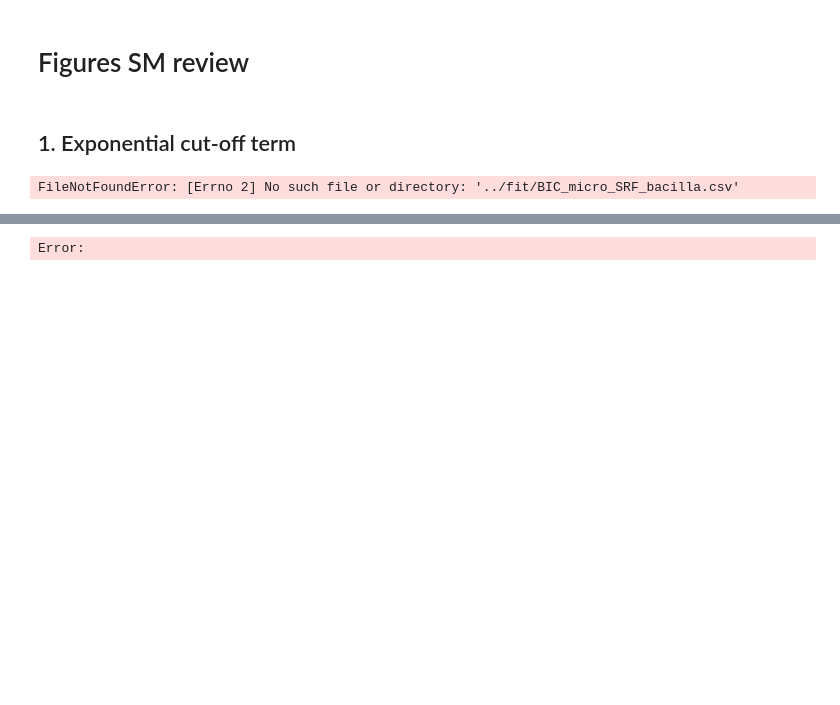
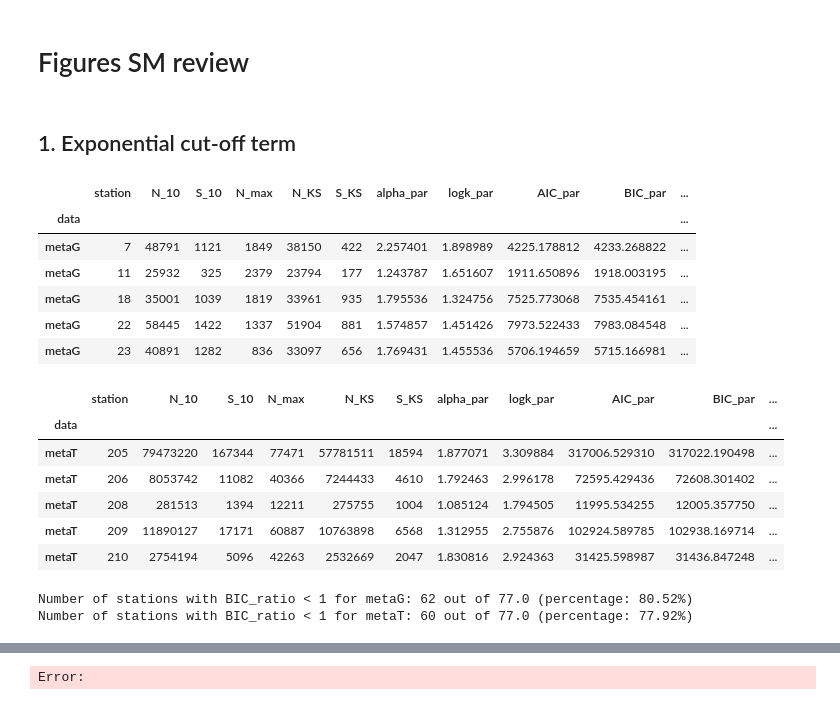
Before and after one commit to epigani/diatom-metaG-metaT-scaling, a Jupyter notebook: analysis/FiguresSM_RPKM.ipynb, the cells around one changed output, grey strips where cells are left out. Drawn from its saved outputs; the diff is of its cells as text; code cells hidden in the pictures; blank space fills up the shorter version.

```diff
--- a/analysis/FiguresSM_RPKM.ipynb
+++ b/analysis/FiguresSM_RPKM.ipynb
@@ -1144,16 +1322,50 @@ predicted xi: 0.69±0.15
 # %%
 BIC_data = pd.read_csv('../fit/BIC_micro_SRF_bacilla.csv', index_col=0)
 BIC_data["BIC_ratio"] = BIC_data["BIC_par"] / BIC_data["BIC_exp"]
+BIC_data["BIC_diff"] = BIC_data["BIC_par"] - BIC_data["BIC_exp"]
 display(BIC_data.head())
 display(BIC_data.tail())
 
 # print how many stations have BIC_ratio < 1 (for metaG and for metaT)
 n_bic_metaG = (BIC_data.loc['metaG', 'BIC_ratio'] < 1).sum()
 n_bic_metaT = (BIC_data.loc['metaT', 'BIC_ratio'] < 1).sum()
 print(f'Number of stations with BIC_ratio < 1 for metaG: {n_bic_metaG} out of {BIC_data.shape[0]/2} (percentage: {n_bic_metaG/(BIC_data.shape[0]/2)*100:1.2f}%)')
 print(f'Number of stations with BIC_ratio < 1 for metaT: {n_bic_metaT} out of {BIC_data.shape[0]/2} (percentage: {n_bic_metaT/(BIC_data.shape[0]/2)*100:1.2f}%)')
+
+# Precompute everything needed by the next BIC plots once.
+# Re-running the plotting cells then avoids repeated .loc/.copy calls,
+# per-station metadata lookups, and point-by-point scatter calls.
+targets = ['metaG', 'metaT']
+bic_plot_cache = {}
+
+for target in targets:
+    df_target = BIC_data.loc[target].copy()
+    station_ids = df_target['station'].astype(int).to_numpy()
+    bic_plot_cache[target] = {
+        'x': np.arange(len(df_target)),
+        'stations': [str(station) for station in station_ids],
+        'colors': [return_color_station(station, metadata, palette_temp=palette_temp) for station in station_ids],
+        'ratio': df_target['BIC_ratio'].to_numpy(),
+        'diff': df_target['BIC_diff'].to_numpy(),
+        'marker': metamarker[target],
+    }
 # %% [output]
+|  | station | N_10 | S_10 | N_max | N_KS | S_KS | alpha_par | logk_par | AIC_par | BIC_par | ... |
+| data |  |  |  |  |  |  |  |  |  |  | ... |
+| metaG | 7 | 48791 | 1121 | 1849 | 38150 | 422 | 2.257401 | 1.898989 | 4225.178812 | 4233.268822 | ... |
+| metaG | 11 | 25932 | 325 | 2379 | 23794 | 177 | 1.243787 | 1.651607 | 1911.650896 | 1918.003195 | ... |
+| metaG | 18 | 35001 | 1039 | 1819 | 33961 | 935 | 1.795536 | 1.324756 | 7525.773068 | 7535.454161 | ... |
+| metaG | 22 | 58445 | 1422 | 1337 | 51904 | 881 | 1.574857 | 1.451426 | 7973.522433 | 7983.084548 | ... |
+| metaG | 23 | 40891 | 1282 | 836 | 33097 | 656 | 1.769431 | 1.455536 | 5706.194659 | 5715.166981 | ... |
+|  | station | N_10 | S_10 | N_max | N_KS | S_KS | alpha_par | logk_par | AIC_par | BIC_par | ... |
+| data |  |  |  |  |  |  |  |  |  |  | ... |
+| metaT | 205 | 79473220 | 167344 | 77471 | 57781511 | 18594 | 1.877071 | 3.309884 | 317006.529310 | 317022.190498 | ... |
+| metaT | 206 | 8053742 | 11082 | 40366 | 7244433 | 4610 | 1.792463 | 2.996178 | 72595.429436 | 72608.301402 | ... |
+| metaT | 208 | 281513 | 1394 | 12211 | 275755 | 1004 | 1.085124 | 1.794505 | 11995.534255 | 12005.357750 | ... |
+| metaT | 209 | 11890127 | 17171 | 60887 | 10763898 | 6568 | 1.312955 | 2.755876 | 102924.589785 | 102938.169714 | ... |
+| metaT | 210 | 2754194 | 5096 | 42263 | 2532669 | 2047 | 1.830816 | 2.924363 | 31425.598987 | 31436.847248 | ... |
-FileNotFoundError: [Errno 2] No such file or directory: '../fit/BIC_micro_SRF_bacilla.csv'
+Number of stations with BIC_ratio < 1 for metaG: 62 out of 77.0 (percentage: 80.52%)
+Number of stations with BIC_ratio < 1 for metaT: 60 out of 77.0 (percentage: 77.92%)
 # %%
 # Impostazioni generali
 figsize = (8, 3)
```
Also changed, not shown: parts of 5 cells of this notebook, 18 other files.
